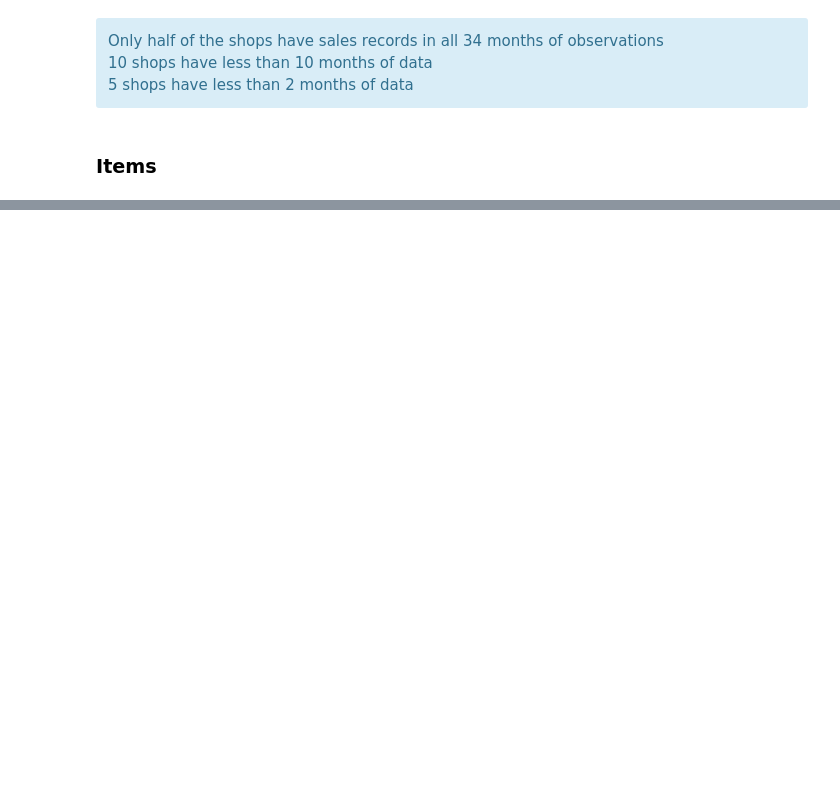
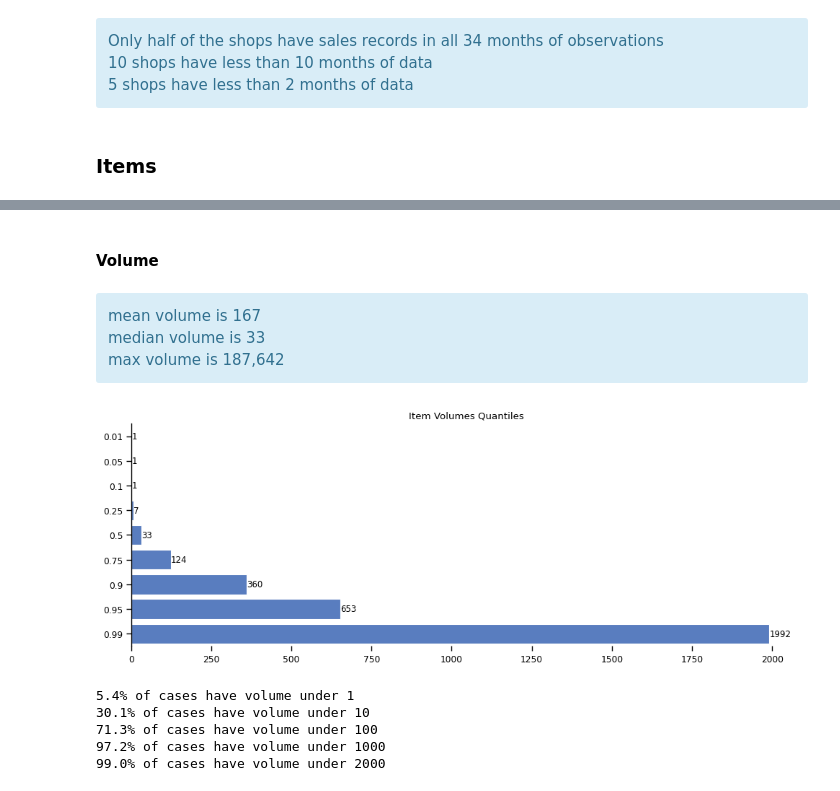
Before and after one commit to paulrousset/kaggle-future-sales, a Jupyter notebook: 01 - Exploration.ipynb, the cells around one changed output, grey strips where cells are left out. Saved outputs shown, nothing was run; the diff lists cells and outputs as text; code cells hidden in the pictures; blank space fills up the shorter version.

```diff
--- a/01 - Exploration.ipynb
+++ b/01 - Exploration.ipynb
@@ -271,0 +329,2 @@ len(missing_items) / items.shape[0]
+# %%
+item_stats = data.groupby('item_id').agg({'item_cnt_day':'sum','sales':'sum','shop_id':'nunique','date_block_num':'nunique', 'item_price':'mean'}).reset_index()
@@ -271,0 +341,2 @@ len(missing_items) / items.shape[0]
+# %% [markdown]
+#### Volume
@@ -271,0 +345,18 @@ len(missing_items) / items.shape[0]
+# %% [markdown]
+<div class="alert alert-block alert-info">
+mean volume is 167 <br>
+median volume is 33 <br>
+max volume is 187,642
+# %%
+plot_quantiles(item_stats,'item_cnt_day', title='Item Volumes Quantiles')
+# %% [output]
+[figure, added]
+# %%
+values = [1, 10, 100, 1000, 2000]
+get_quantiles_from_values(item_stats, 'item_cnt_day', values, 'volume')
+# %% [output]
+5.4% of cases have volume under 1
+30.1% of cases have volume under 10
+71.3% of cases have volume under 100
+97.2% of cases have volume under 1000
+99.0% of cases have volume under 2000
```
Also changed, not shown: parts of 67 cells of this notebook, 1 other file.
